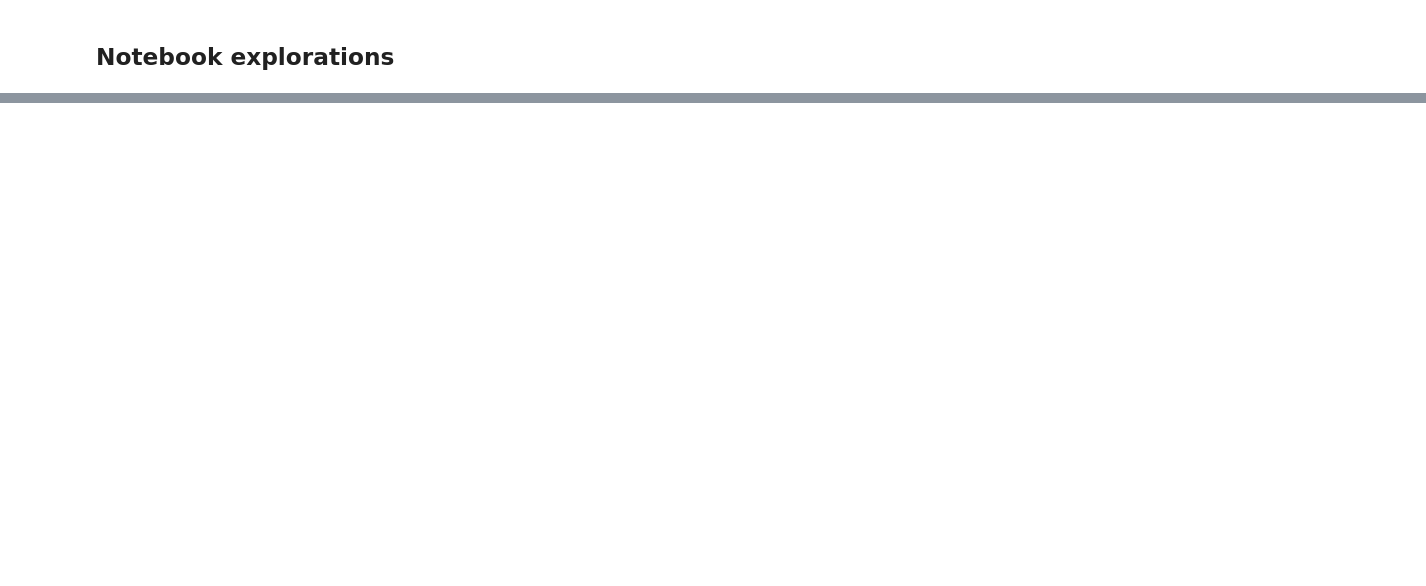
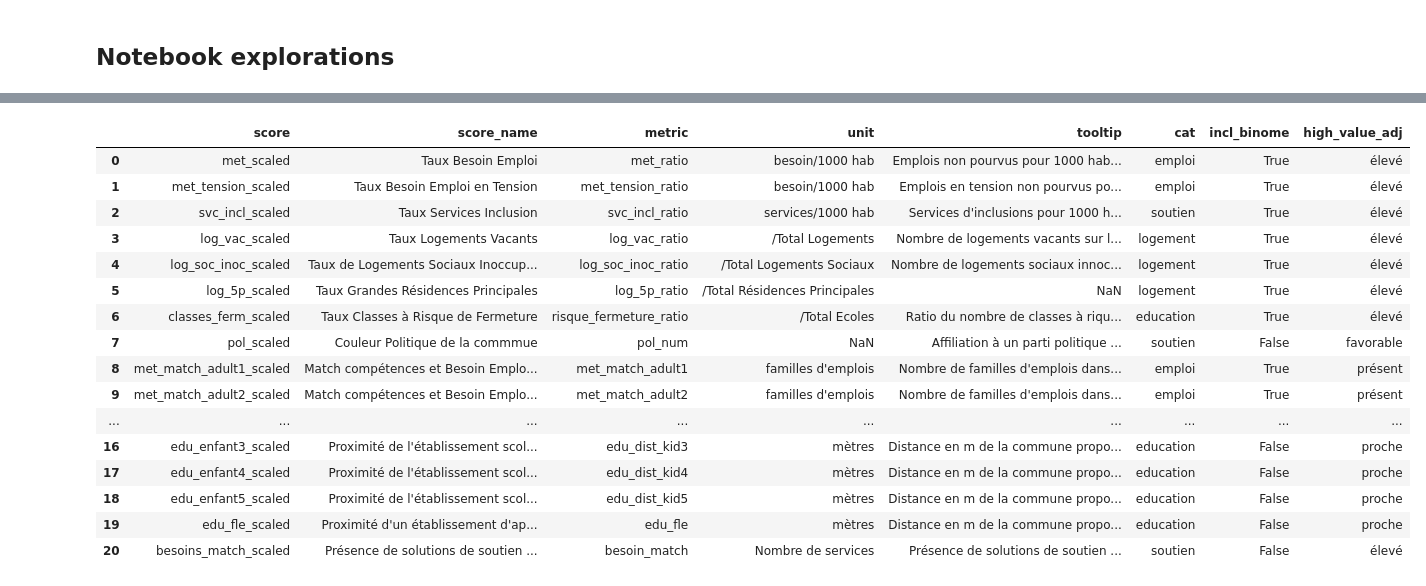
Before and after one commit to dataforgoodfr/13_odis, a Jupyter notebook: eda/notebooks/odis_stream2_scoring.ipynb, the cells around one changed output, grey strips where cells are left out. Cells and saved outputs as stored; diff of their text form; code cells hidden in the pictures; blank space fills up the shorter version.

Commit message:
Fixed category & binome scoring + many small tweaks

```diff
--- a/eda/notebooks/odis_stream2_scoring.ipynb
+++ b/eda/notebooks/odis_stream2_scoring.ipynb
@@ -475,0 +512,20 @@ odis_search_best[['libgeo', 'polygon', 'besoins_match', 'log_soc_inoc_scaled', '
+# %%
+scores_cat
+# %% [output]
+|  | score | score_name | metric | unit | tooltip | cat | incl_binome | high_value_adj |
+| 0 | met_scaled | Taux Besoin Emploi | met_ratio | besoin/1000 hab | Emplois non pourvus pour 1000 hab... | emploi | True | élevé |
+| 1 | met_tension_scaled | Taux Besoin Emploi en Tension | met_tension_ratio | besoin/1000 hab | Emplois en tension non pourvus po... | emploi | True | élevé |
+| 2 | svc_incl_scaled | Taux Services Inclusion | svc_incl_ratio | services/1000 hab | Services d'inclusions pour 1000 h... | soutien | True | élevé |
+| 3 | log_vac_scaled | Taux Logements Vacants | log_vac_ratio | /Total Logements | Nombre de logements vacants sur l... | logement | True | élevé |
+| 4 | log_soc_inoc_scaled | Taux de Logements Sociaux Inoccup... | log_soc_inoc_ratio | /Total Logements Sociaux | Nombre de logements sociaux innoc... | logement | True | élevé |
+| 5 | log_5p_scaled | Taux Grandes Résidences Principales | log_5p_ratio | /Total Résidences Principales | NaN | logement | True | élevé |
+| 6 | classes_ferm_scaled | Taux Classes à Risque de Fermeture | risque_fermeture_ratio | /Total Ecoles | Ratio du nombre de classes à riqu... | education | True | élevé |
+| 7 | pol_scaled | Couleur Politique de la commmue | pol_num | NaN | Affiliation à un parti politique ... | soutien | False | favorable |
+| 8 | met_match_adult1_scaled | Match compétences et Besoin Emplo... | met_match_adult1 | familles d'emplois | Nombre de familles d'emplois dans... | emploi | True | présent |
+| 9 | met_match_adult2_scaled | Match compétences et Besoin Emplo... | met_match_adult2 | familles d'emplois | Nombre de familles d'emplois dans... | emploi | True | présent |
+| ... | ... | ... | ... | ... | ... | ... | ... | ... |
+| 16 | edu_enfant3_scaled | Proximité de l'établissement scol... | edu_dist_kid3 | mètres | Distance en m de la commune propo... | education | False | proche |
+| 17 | edu_enfant4_scaled | Proximité de l'établissement scol... | edu_dist_kid4 | mètres | Distance en m de la commune propo... | education | False | proche |
+| 18 | edu_enfant5_scaled | Proximité de l'établissement scol... | edu_dist_kid5 | mètres | Distance en m de la commune propo... | education | False | proche |
+| 19 | edu_fle_scaled | Proximité d'un établissement d'ap... | edu_fle | mètres | Distance en m de la commune propo... | education | False | proche |
+| 20 | besoins_match_scaled | Présence de solutions de soutien ... | besoin_match | Nombre de services | Présence de solutions de soutien ... | soutien | False | élevé |
```
Also changed, not shown: parts of 11 cells of this notebook, 3 other files.
